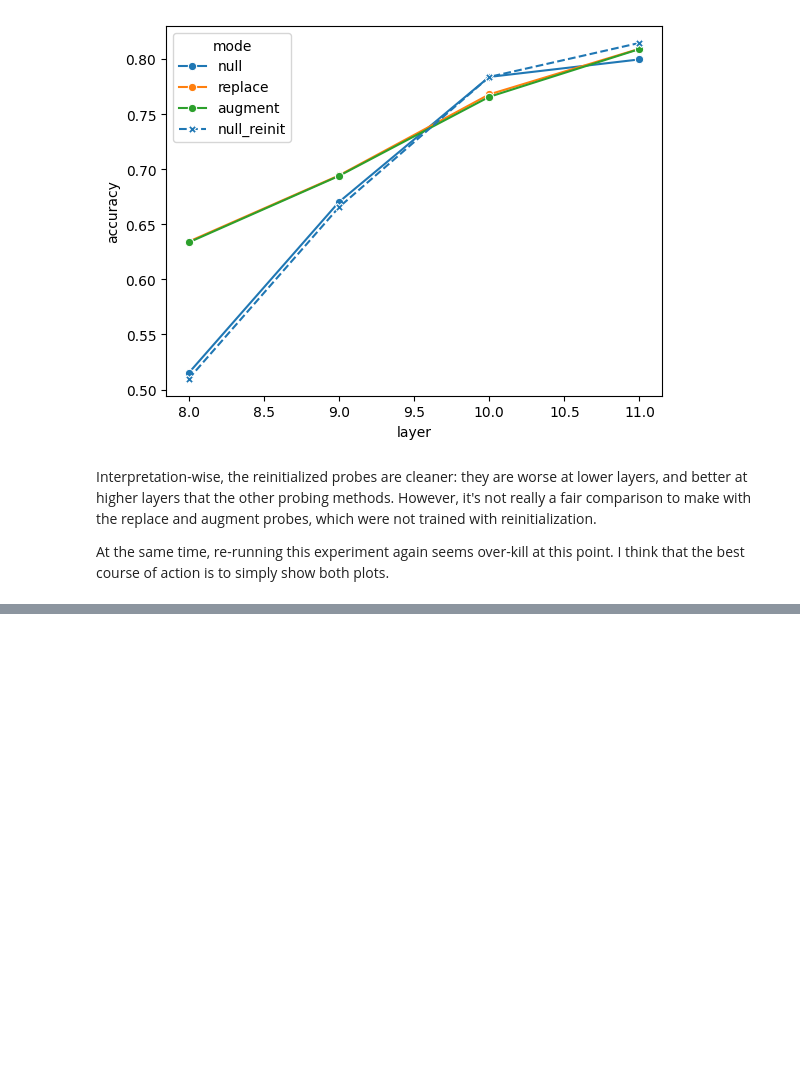
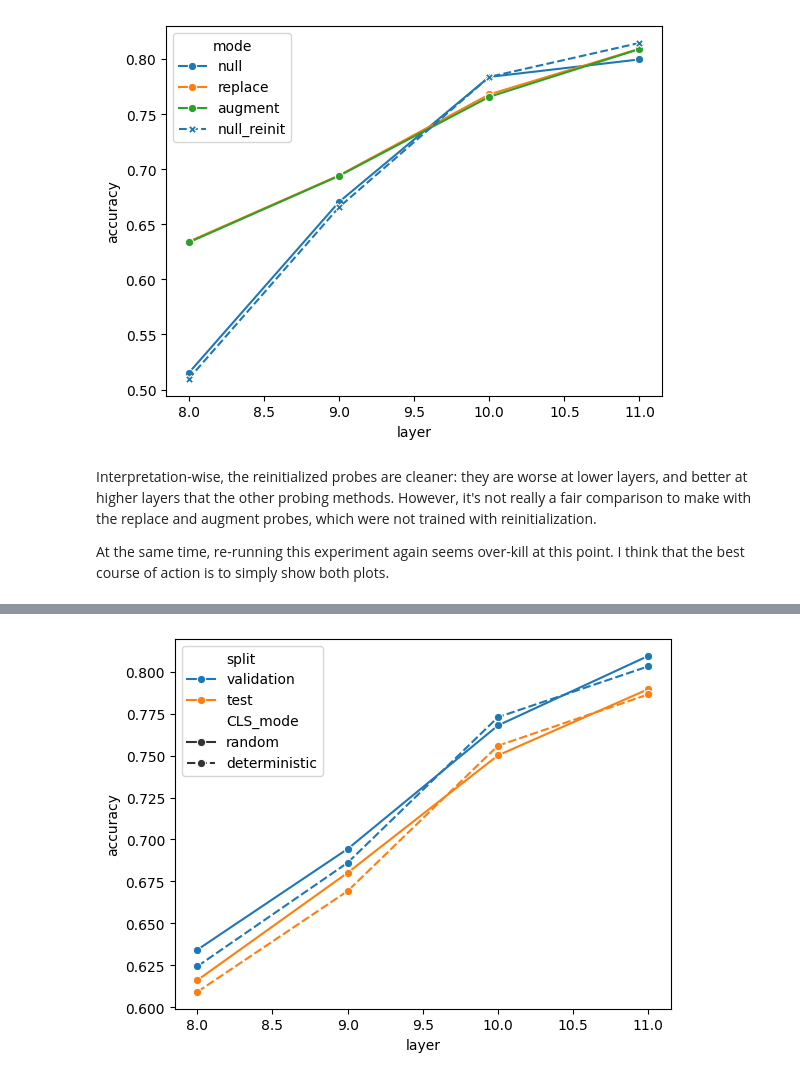
Before and after one commit to lrast/CLSTokenAnalysis, a Jupyter notebook: 2.1-decoder_analysis.ipynb, the cells around one changed output, grey strips where cells are left out. Cells and saved outputs as stored; diff of their text form; code cells hidden in the pictures; blank space fills up the shorter version.

Commit message:
Experiments: deterministic probes,readout distributions

```diff
--- a/2.1-decoder_analysis.ipynb
+++ b/2.1-decoder_analysis.ipynb
@@ -278,0 +332,7 @@ At the same time, re-running this experiment again seems over-kill at this point
+# %%
+deterministic_outs = []
+mode = 'replace'
+for split in ['validation', 'test']:
+    for layer in range(8,12):
+        deterministic_outs.append(test_probe(layer, mode, split, root_dir='learned_probes/probes_deterministic'))
+        print(deterministic_outs)
@@ -278,0 +378,12 @@ At the same time, re-running this experiment again seems over-kill at this point
+# %%
+deterministic_outs = pd.DataFrame(deterministic_outs)
+# %%
+all_outs = pd.read_csv('results/internal_probes.csv')
+all_outs = all_outs.fillna('null')
+all_outs['CLS_mode'] = 'random'
+# %%
+deterministic_outs['CLS_mode'] = 'deterministic'
+# %%
+juxtapose = pd.concat([all_outs[ (all_outs['mode'] == 'replace')], deterministic_outs])
+_= sns.lineplot(juxtapose, x='layer', y='accuracy', hue='split', style='CLS_mode', marker='o')
+# %% [output]
@@ -278,0 +391 @@ At the same time, re-running this experiment again seems over-kill at this point
+[figure, added]
```
Also changed, not shown: parts of 8 cells of this notebook, 3 other files.
